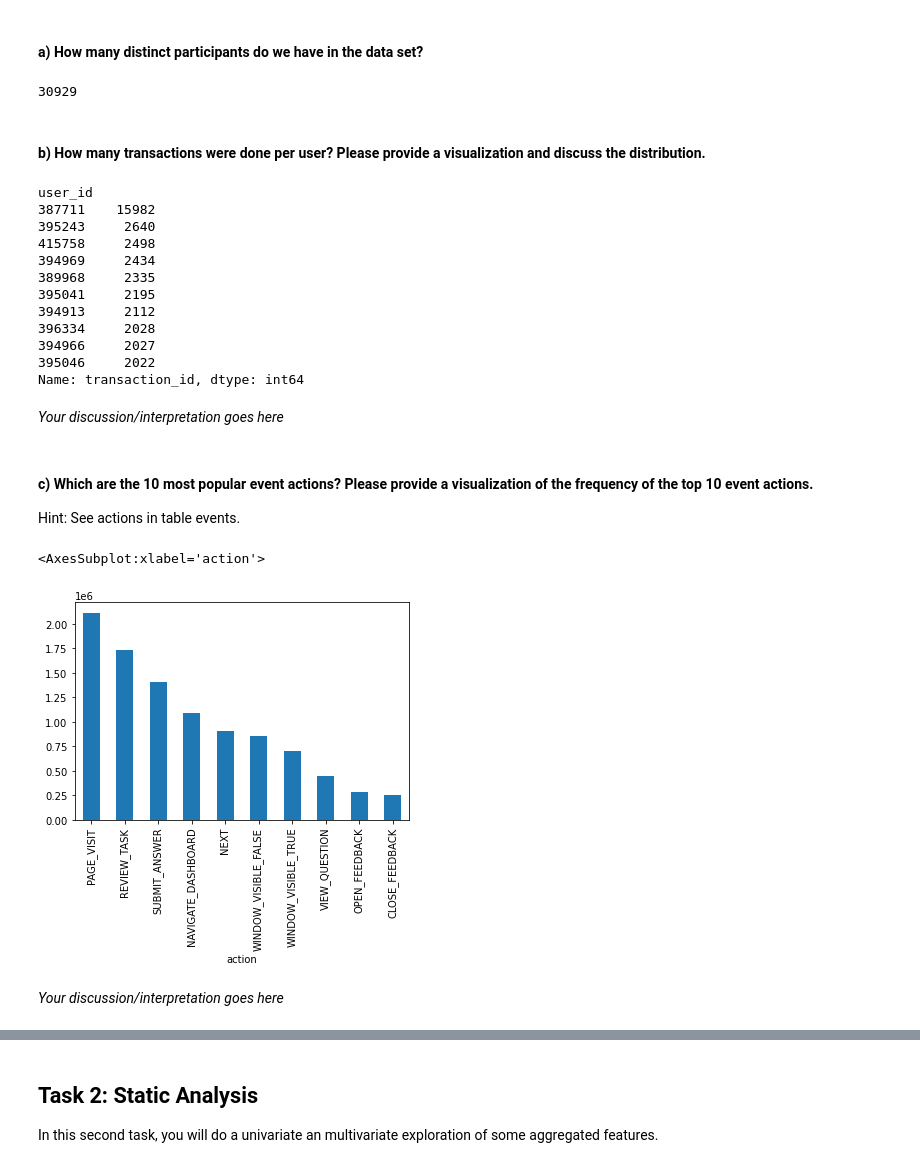
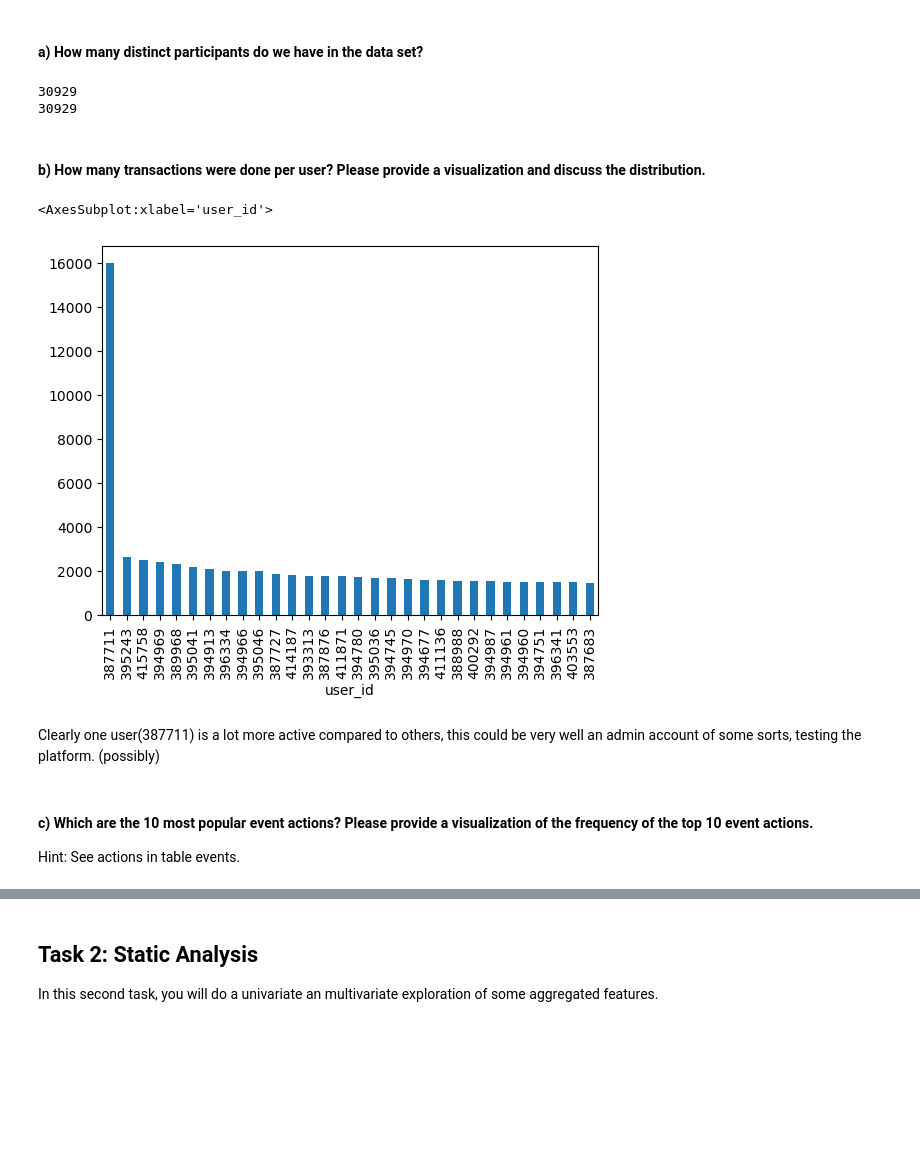
Before and after one commit to aybarsyazici/EPFL-CS421-MLBD, a Jupyter notebook: project/milestone-02/m2_lernnavi_sciper.ipynb, the cells around one changed output, grey strips where cells are left out. Cells and saved outputs as stored; diff of their text form; code cells hidden in the pictures; blank space fills up the shorter version.

```diff
--- a/project/milestone-02/m2_lernnavi_sciper.ipynb
+++ b/project/milestone-02/m2_lernnavi_sciper.ipynb
@@ -111,41 +170,55 @@ Name: action, dtype: int64
 In this task you are asked to do a first coarse exploration of the data set, using simple statistics and visualizations.
 # %% [markdown]
 #### a) How many distinct participants do we have in the data set?
-# %%
-users.user_id.nunique()
-# %% [output]
-30929
+# %%
+# ## Users table
+# * user_id: unique identifier of user in database.
+# * gender: only three values: M male, F female or missing (star).
+# * canton: swiss canton.
+# * class_level: school year in swiss system.
+# * study: boolean variable. True if the student participated in the study.
+# * class_id: identifier of student’s class (only for the students in the experiment)
+
+print(users.user_id.nunique())
+print(users.user_id.count())
+# both results are the same because there are no duplicated user_id
+# %% [output]
+30929
+30929
 # %% [markdown]
 #### b) How many transactions were done per user? Please provide a visualization and discuss the distribution.
-# %%
-transactions.groupby('user_id').transaction_id.count().sort_values(ascending=False).head(10)
-events.groupby('action').action.count().sort_values(ascending=False).head(10).plot(kind='bar')
-# %% [output]
-user_id
-387711    15982
-395243     2640
-415758     2498
-394969     2434
-389968     2335
-395041     2195
-394913     2112
-396334     2028
-394966     2027
-395046     2022
-Name: transaction_id, dtype: int64
-# %% [markdown]
-*Your discussion/interpretation goes here*
+# %%
+# ## Transactions Table
+# * transaction_id: unique identifier of transaction in database.
+# * transaction_token: used to link to events table.
+# * user_id: user who performed the transaction.
+# * document_id: document that was answered in transaction.
+# * document_version: version of document that was answered.
+# * evaluation: whether the user answered correctly or not. It is possible that it was only partially right.
+# * input: answer the user gave.
+# * start_time: timestamp of when the user started answering.
+# * commit_time: timestamp of when the user submitted the answer.
+# * user_agent: the browser that the user used.
+# * solution: solution to question.
+# * type: type of question that was answered.
+# * session_id: session during which the event took place.
+# * topic_id: the topics represent the taxonomy of categories shown in the Deutsch and Math dashboard. See topics_translated table.
+# * session_closed: whether the session has been finished (1: finished; 0: not finished).
+# * session_type: whether the session is a learn or level check (1: learn; 2: level check).
+# * session_accepted: whether the user finally accepted the result of the session (1: accepted; 0: refused).
+# * challenge: (boolean) whether the transaction was part of a challenge or not. Professors can create challenges containing different documents
+# * challenge_id: unique identifier of challenges. The same challenge can be done by multiple students. The pre-test and post-test in the study were designed like challenges.
+# * challenge_order: within the challenge, the order of the questions. The order matters because sometimes the questions were adapted depending on the student’s knowledge.
+# * challenge_name: name given to the challenges.
+
+transactions.groupby('user_id').transaction_id.count().sort_values(ascending=False).head(10)
+transactions.groupby('user_id').transaction_id.count().sort_values(ascending=False).head(30).plot(kind='bar')
+# %% [output]
+<AxesSubplot:xlabel='user_id'>
+[figure, added]
+# %% [markdown]
+Clearly one user(387711) is a lot more active compared to others, this could be very well an admin account of some sorts, testing the platform. (possibly)
 # %% [markdown]
 #### c) Which are the 10 most popular event actions? Please provide a visualization of the frequency of the top 10 event actions.
 
 Hint: See actions in table events.
-# %%
-# Find the most popular event actions
-events.groupby('action').action.count().sort_values(ascending=False).head(10)
-# Provide visualization of the frequency of most popular event actions
-events.groupby('action').action.count().sort_values(ascending=False).head(10).plot(kind='bar')
-# %% [output]
-<AxesSubplot:xlabel='action'>
-[figure, removed]
-# %% [markdown]
-*Your discussion/interpretation goes here*
```
Also changed, not shown: parts of 83 cells of this notebook, 1 other file.
